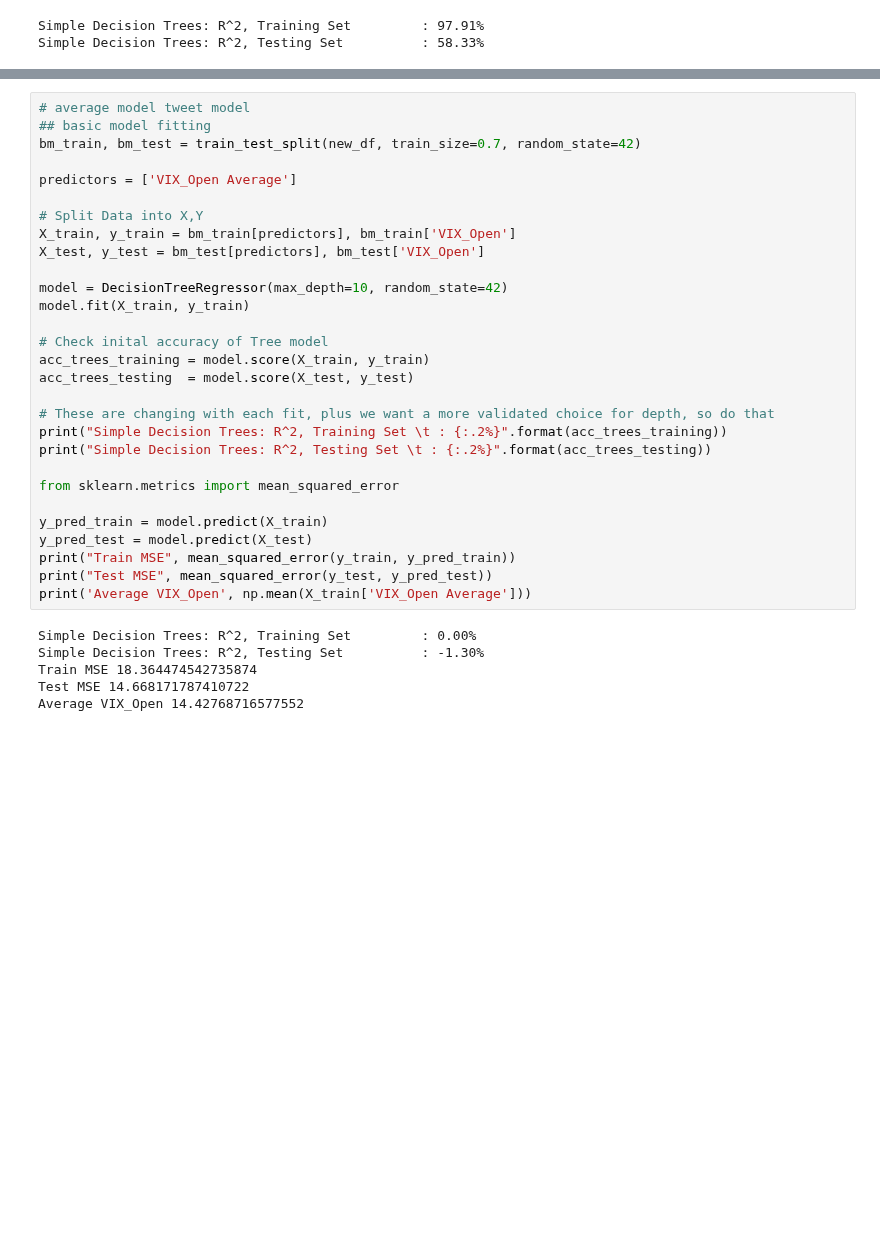
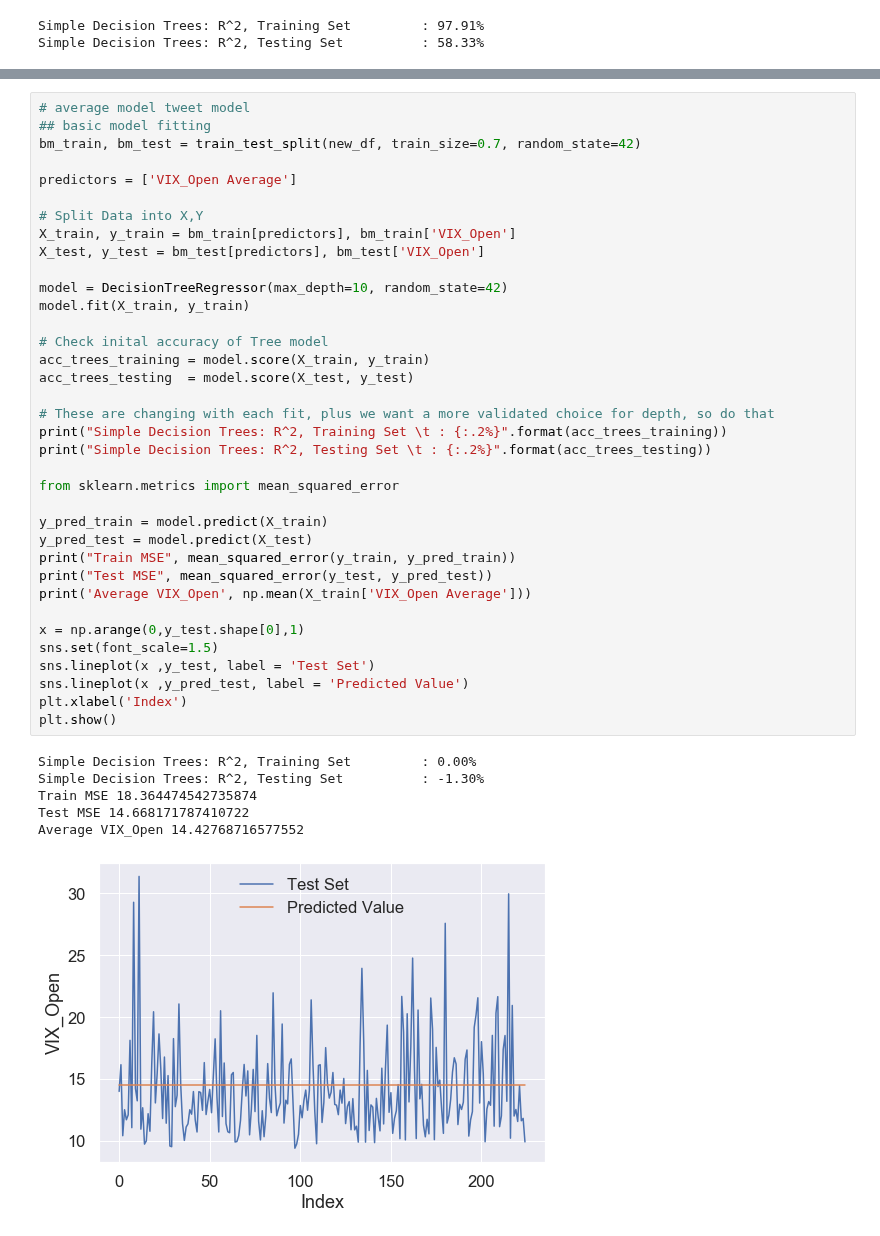
Before and after one commit to ddemarco96/FinalProject40, a Jupyter notebook: Milestone4_Daiki.ipynb, the cells around one changed output, grey strips where cells are left out. Drawn from its saved outputs; the diff is of its cells as text; blank space fills up the shorter version.

```diff
--- a/Milestone4_Daiki.ipynb
+++ b/Milestone4_Daiki.ipynb
@@ -573,33 +591,41 @@ bm_train, bm_test = train_test_split(new_df, train_size=0.7, random_state=42)
 predictors = ['VIX_Open Average']
 
 # Split Data into X,Y
 X_train, y_train = bm_train[predictors], bm_train['VIX_Open']
 X_test, y_test = bm_test[predictors], bm_test['VIX_Open']
 
 model = DecisionTreeRegressor(max_depth=10, random_state=42)
 model.fit(X_train, y_train)
 
 # Check inital accuracy of Tree model
 acc_trees_training = model.score(X_train, y_train)
 acc_trees_testing  = model.score(X_test, y_test)
 
 # These are changing with each fit, plus we want a more validated choice for depth, so do that
 print("Simple Decision Trees: R^2, Training Set \t : {:.2%}".format(acc_trees_training))
 print("Simple Decision Trees: R^2, Testing Set \t : {:.2%}".format(acc_trees_testing))
 
 from sklearn.metrics import mean_squared_error
 
 y_pred_train = model.predict(X_train)
 y_pred_test = model.predict(X_test)
 print("Train MSE", mean_squared_error(y_train, y_pred_train))
 print("Test MSE", mean_squared_error(y_test, y_pred_test))
 print('Average VIX_Open', np.mean(X_train['VIX_Open Average']))
+
+x = np.arange(0,y_test.shape[0],1)
+sns.set(font_scale=1.5)
+sns.lineplot(x ,y_test, label = 'Test Set')
+sns.lineplot(x ,y_pred_test, label = 'Predicted Value')
+plt.xlabel('Index')
+plt.show()
 # %% [output]
 Simple Decision Trees: R^2, Training Set         : 0.00%
 Simple Decision Trees: R^2, Testing Set          : -1.30%
 Train MSE 18.364474542735874
 Test MSE 14.668171787410722
 Average VIX_Open 14.42768716577552
+[figure, added]
 # %%
 # number of tweet model
 ## basic model fitting
```
Also changed, not shown: parts of 4 cells of this notebook.
